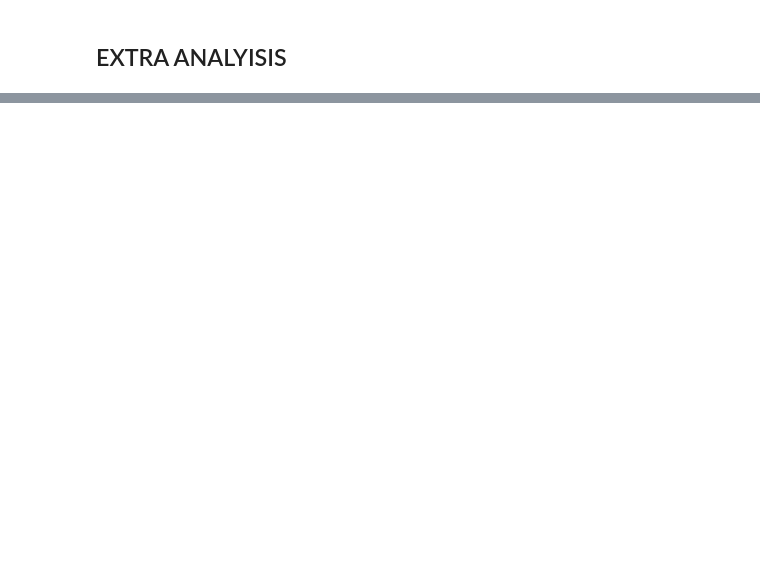
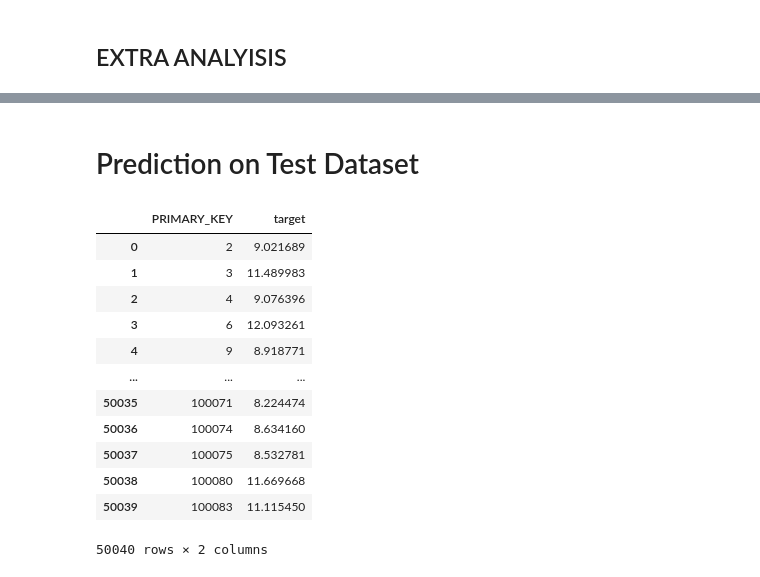
Before and after one commit to rinaaro/Machine-Learning-Project, a Jupyter notebook: project-15.ipynb, the cells around one changed output, grey strips where cells are left out. Saved outputs shown, nothing was run; the diff lists cells and outputs as text; code cells hidden in the pictures; blank space fills up the shorter version.

```diff
--- a/project-15.ipynb
+++ b/project-15.ipynb
@@ -1348,3 +609,15 @@ train_processed = pipeline.fit_transform(learn_data)
+# %%
+columns_to_impute = [
+    'Employer_category', 'employee_count', 'WORKING_HOURS',
+    'Pay', 'TYPE_OF_CONTRACT', 'WORK_CONDITION',
+    'labor_force_status', 'Economic_sector_num', 'work_description',
+    'FORMER_REG', 'JOB_REG'
+]
+pipeline = Pipeline([
+    ('impute_missing_values', ImputeMissingValues(n_neighbors=5)),
+    ('impute_rows_with_2_missing', ImputeRowsWith2Missing(n_neighbors=5)),
+    ('mice_imputation', MICEImputationForCategorical(columns_to_impute=columns_to_impute, max_iter=10, random_state=42))
+])
 # %% [markdown]
 # Prediction
 # %% [markdown]
@@ -1416,6 +704,11 @@ plt.show()
+# %%
+learn_rf = learn_data
 # %%
-x_train_rf = learn_data.drop(columns=["target"])
-y_train_rf = learn_data["target"]
+x_train_rf = learn_rf.drop(columns=["target"])
+y_train_rf = learn_rf["target"]
+
+x_train_rf = pipeline.fit_transform(x_train_rf)
+x_train_rf = x_train_rf.drop(['JOB_42_simple', 'FORMER_JOB_42_simple', 'RESIDENTS'], axis=1)
 
 X_train_rf, X_test_rf, Y_train_rf, Y_test_rf = train_test_split(x_train_rf,
                                                     y_train_rf,
@@ -1511,0 +856,31 @@ with open("./feature_importances.tex", "w") as file:
+# %% [markdown]
+# Prediction on Test Dataset
+# %%
+test_rf = pipeline.transform(test_data)
+test_rf = test_rf.drop(['JOB_42_simple', 'FORMER_JOB_42_simple', 'RESIDENTS'], axis=1)
+
+test_predictions = best_model_rf.predict(test_rf)  # Replace with your model's prediction method
+
+predictions_df = pd.DataFrame({
+    'PRIMARY_KEY': test_rf['PRIMARY_KEY'],
+    'target': test_predictions
+})
+
+# Save the predictions to a CSV file
+predictions_df.to_csv('predictions.csv', index=False, sep=',', float_format='%.6f')  # Save with US decimal notation
+# %%
+predictions_df
+# %% [output]
+|  | PRIMARY_KEY | target |
+| 0 | 2 | 9.021689 |
+| 1 | 3 | 11.489983 |
+| 2 | 4 | 9.076396 |
+| 3 | 6 | 12.093261 |
+| 4 | 9 | 8.918771 |
+| ... | ... | ... |
+| 50035 | 100071 | 8.224474 |
+| 50036 | 100074 | 8.634160 |
+| 50037 | 100075 | 8.532781 |
+| 50038 | 100080 | 11.669668 |
+| 50039 | 100083 | 11.115450 |
+50040 rows × 2 columns
```
Also changed, not shown: parts of 77 cells of this notebook.
